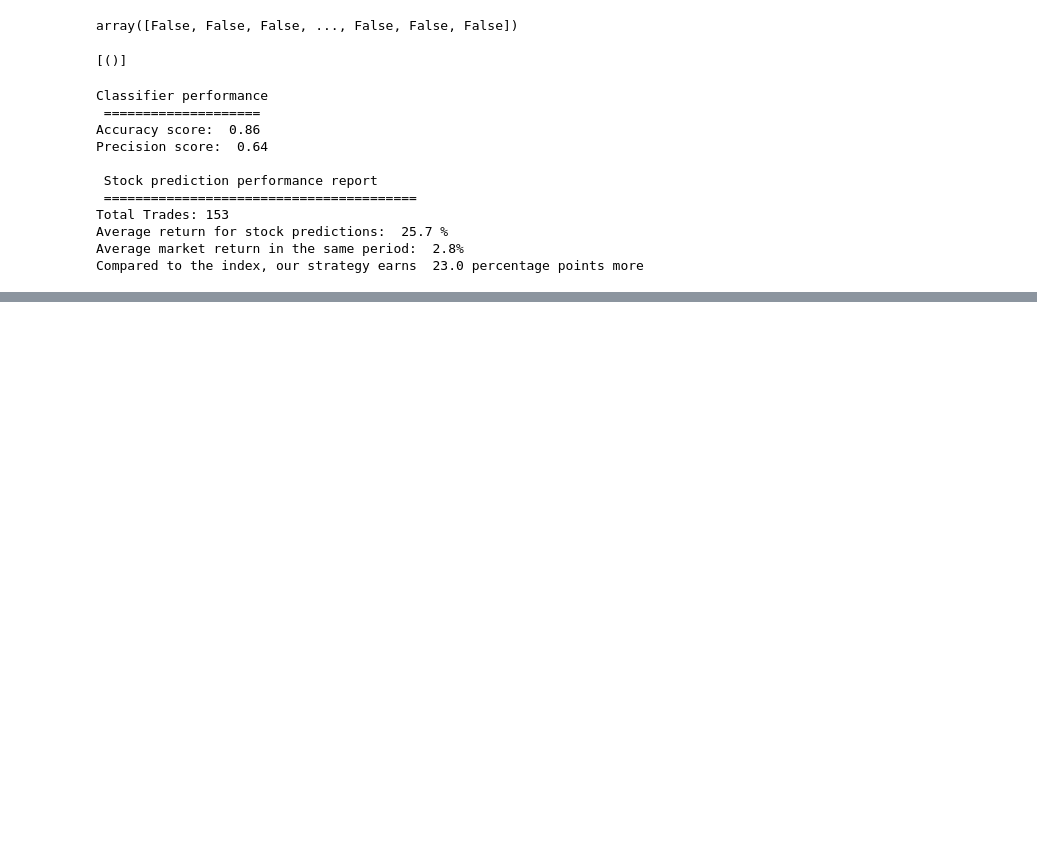
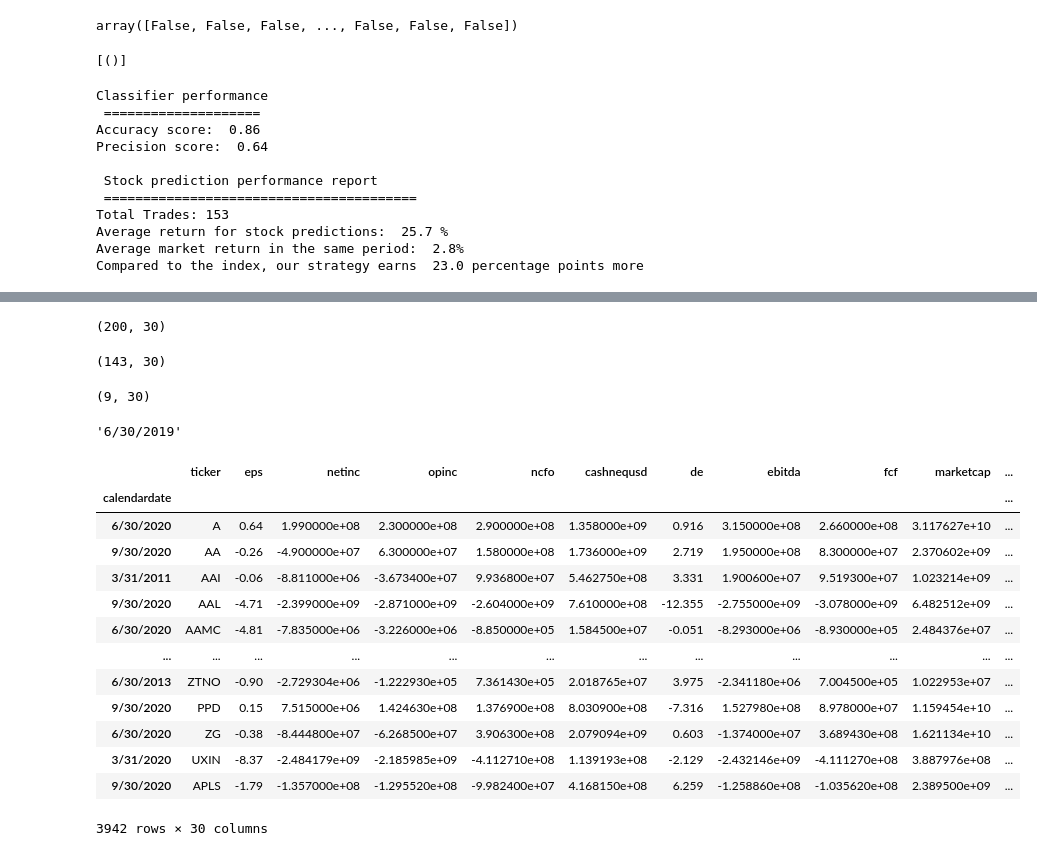
Before and after one commit to JonathanJing/Stock-Trading-Strategy, a Jupyter notebook: quandl_data_testing.ipynb, the cells around one changed output, grey strips where cells are left out. Drawn from its saved outputs; the diff is of its cells as text; code cells hidden in the pictures; blank space fills up the shorter version.

```diff
--- a/quandl_data_testing.ipynb
+++ b/quandl_data_testing.ipynb
@@ -324,0 +344,3 @@ Compared to the index, our strategy earns  23.0 percentage points more
+# %%
+ticker_list = data_df.ticker.drop_duplicates().tolist()
+len(ticker_list)
@@ -324,0 +353,11 @@ Compared to the index, our strategy earns  23.0 percentage points more
+# %%
+lastest_keystat = pd.DataFrame()
+for i in ticker_list:
+    try:
+        lastest_i = data_df.loc[data_df["ticker"] == i].tail(1)
+    except:
+        continue
+    lastest_keystat = lastest_keystat.append(lastest_i)
+
+
+lastest_keystat.head()
@@ -324,0 +373,46 @@ Compared to the index, our strategy earns  23.0 percentage points more
+# %%
+df_t = data_df.head(200)
+ticker_list_t = df_t.ticker.drop_duplicates().tolist()
+# %%
+df_t.shape
+# %% [output]
+(200, 30)
+# %%
+lastest_keystat = pd.DataFrame()
+for i in ticker_list_t:
+    try:
+        lastest_i = df_t.loc[df_t["ticker"] == i].tail(1)
+    except:
+        continue
+    lastest_keystat = lastest_keystat.append(lastest_i)
+    df_t = df_t.drop(index = lastest_i.index[0])
+
+df_t.shape
+# %% [output]
+(143, 30)
+# %%
+lastest_keystat.shape
+# %% [output]
+(9, 30)
+# %%
+lastest_i = df_t.loc[df_t["ticker"] == "A"].tail(1)
+lastest_i.index[0]
+# %% [output]
+'6/30/2019'
+# %%
+lastest_keystat
+# %% [output]
+|  | ticker | eps | netinc | opinc | ncfo | cashnequsd | de | ebitda | fcf | marketcap | ... |
+| calendardate |  |  |  |  |  |  |  |  |  |  | ... |
+| 6/30/2020 | A | 0.64 | 1.990000e+08 | 2.300000e+08 | 2.900000e+08 | 1.358000e+09 | 0.916 | 3.150000e+08 | 2.660000e+08 | 3.117627e+10 | ... |
+| 9/30/2020 | AA | -0.26 | -4.900000e+07 | 6.300000e+07 | 1.580000e+08 | 1.736000e+09 | 2.719 | 1.950000e+08 | 8.300000e+07 | 2.370602e+09 | ... |
+| 3/31/2011 | AAI | -0.06 | -8.811000e+06 | -3.673400e+07 | 9.936800e+07 | 5.462750e+08 | 3.331 | 1.900600e+07 | 9.519300e+07 | 1.023214e+09 | ... |
+| 9/30/2020 | AAL | -4.71 | -2.399000e+09 | -2.871000e+09 | -2.604000e+09 | 7.610000e+08 | -12.355 | -2.755000e+09 | -3.078000e+09 | 6.482512e+09 | ... |
+| 6/30/2020 | AAMC | -4.81 | -7.835000e+06 | -3.226000e+06 | -8.850000e+05 | 1.584500e+07 | -0.051 | -8.293000e+06 | -8.930000e+05 | 2.484376e+07 | ... |
+| ... | ... | ... | ... | ... | ... | ... | ... | ... | ... | ... | ... |
+| 6/30/2013 | ZTNO | -0.90 | -2.729304e+06 | -1.222930e+05 | 7.361430e+05 | 2.018765e+07 | 3.975 | -2.341180e+06 | 7.004500e+05 | 1.022953e+07 | ... |
+| 9/30/2020 | PPD | 0.15 | 7.515000e+06 | 1.424630e+08 | 1.376900e+08 | 8.030900e+08 | -7.316 | 1.527980e+08 | 8.978000e+07 | 1.159454e+10 | ... |
+| 6/30/2020 | ZG | -0.38 | -8.444800e+07 | -6.268500e+07 | 3.906300e+08 | 2.079094e+09 | 0.603 | -1.374000e+07 | 3.689430e+08 | 1.621134e+10 | ... |
+| 3/31/2020 | UXIN | -8.37 | -2.484179e+09 | -2.185985e+09 | -4.112710e+08 | 1.139193e+08 | -2.129 | -2.432146e+09 | -4.111270e+08 | 3.887976e+08 | ... |
+| 9/30/2020 | APLS | -1.79 | -1.357000e+08 | -1.295520e+08 | -9.982400e+07 | 4.168150e+08 | 6.259 | -1.258860e+08 | -1.035620e+08 | 2.389500e+09 | ... |
+3942 rows × 30 columns
```
Also changed, not shown: parts of 9 cells of this notebook.
